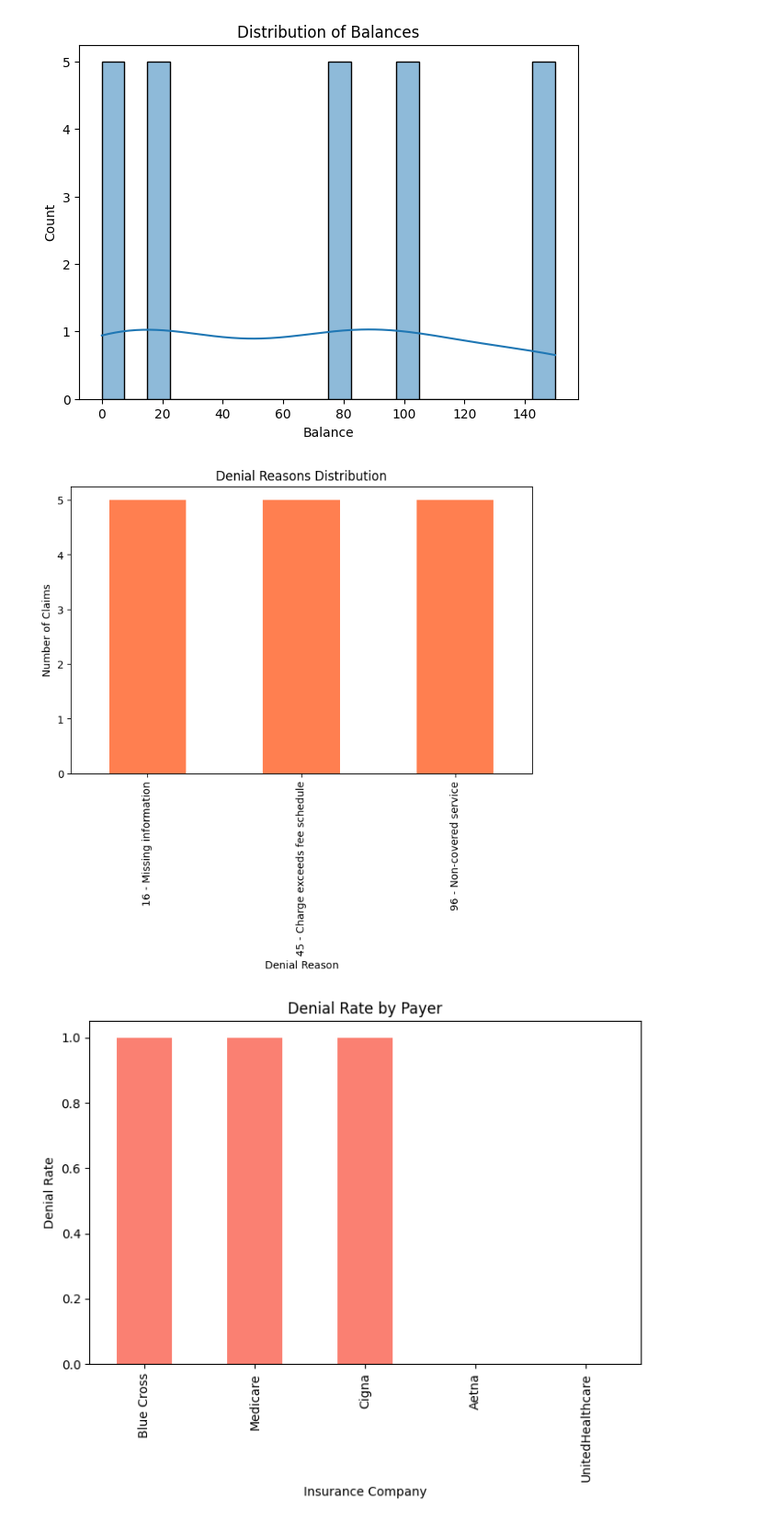
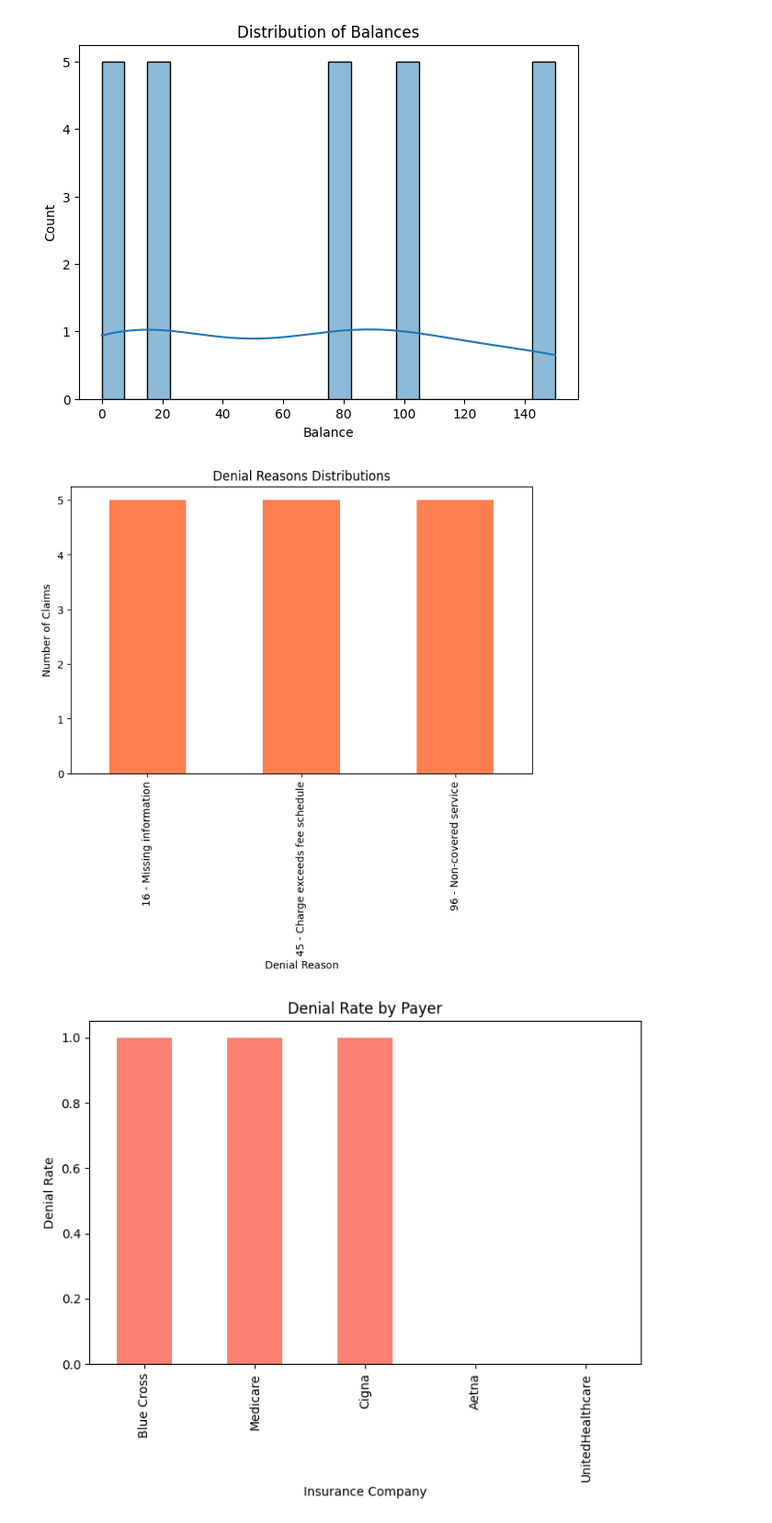
Before and after one commit to vrhsr/primrose, a Jupyter notebook: notebooks/Notebook 1.ipynb, the cells around one changed output. Shown: that part at 92% size. Saved outputs shown, nothing was run; the diff lists cells and outputs as text; code cells hidden in the pictures.

```diff
--- a/notebooks/Notebook 1.ipynb
+++ b/notebooks/Notebook 1.ipynb
@@ -72,0 +58,9 @@ print(df.head())
+# %%
+df_raw = pd.read_excel(r"F:\primrose\data\AR - performance review - input.xlsx", header=None)
+
+
+header_row = df_raw.index[df_raw.iloc[:,1] == "CPT Code"][0]
+
+df = pd.read_excel(r"F:\primrose\data\AR - performance review - input.xlsx", header=header_row)
+
+print(df.head())
@@ -104,6 +112,5 @@ df['CPT Code'] = df['CPT Code'].astype(str).str.replace('.0','', regex=False)
 # %%
 df['CPT Code'] = df['CPT Code'].astype(str)
 # %%
-# Remove $ and commas, then convert to float
-df["Payment Amount"] = df["Payment Amount"].replace('[\$,]', '', regex=True).astype(float)
-df["Balance"] = df["Balance"].replace('[\$,]', '', regex=True).astype(float)
+df["Payment Amount"] = df["Payment Amount"].replace(r'[\$,]', '', regex=True).astype(float)
+df["Balance"] = df["Balance"].replace(r'[\$,]', '', regex=True).astype(float)
@@ -115,3 +128,7 @@ df.tail(2)   # check last 3 rows
 |  | # | CPT Code | Insurance Company | Physician Name | Payment Amount | Balance | Denial Reason |
 | 24 | 25 | 99212 | Blue Cross | Dr. Kim | 0.0 | 75.0 | 96 - Non-covered service |
 | 25 | 26 | nan | NaN | NaN | NaN | NaN | NaN |
+# %%
+
+threshold = len(df.columns) * 0.8
+df = df.dropna(thresh=threshold)
@@ -279,11 +305,11 @@ plt.show()
 [figure]
 # %%
 df["Denial Reason"].value_counts().plot(kind="bar", figsize=(8,5), color="coral")
-plt.title("Denial Reasons Distribution")
+plt.title("Denial Reasons Distributions")
 plt.ylabel("Number of Claims")
 plt.show()
 # %% [output]
-[figure, old version]
+[figure, new version]
 # %%
 denial_rate_by_payer = df.groupby("Insurance Company")["Is_Denied"].mean().sort_values(ascending=False)
 denial_rate_by_payer.plot(kind="bar", figsize=(8,5), color="salmon")
```
Also changed, not shown: parts of 30 cells of this notebook, 5 other files.
